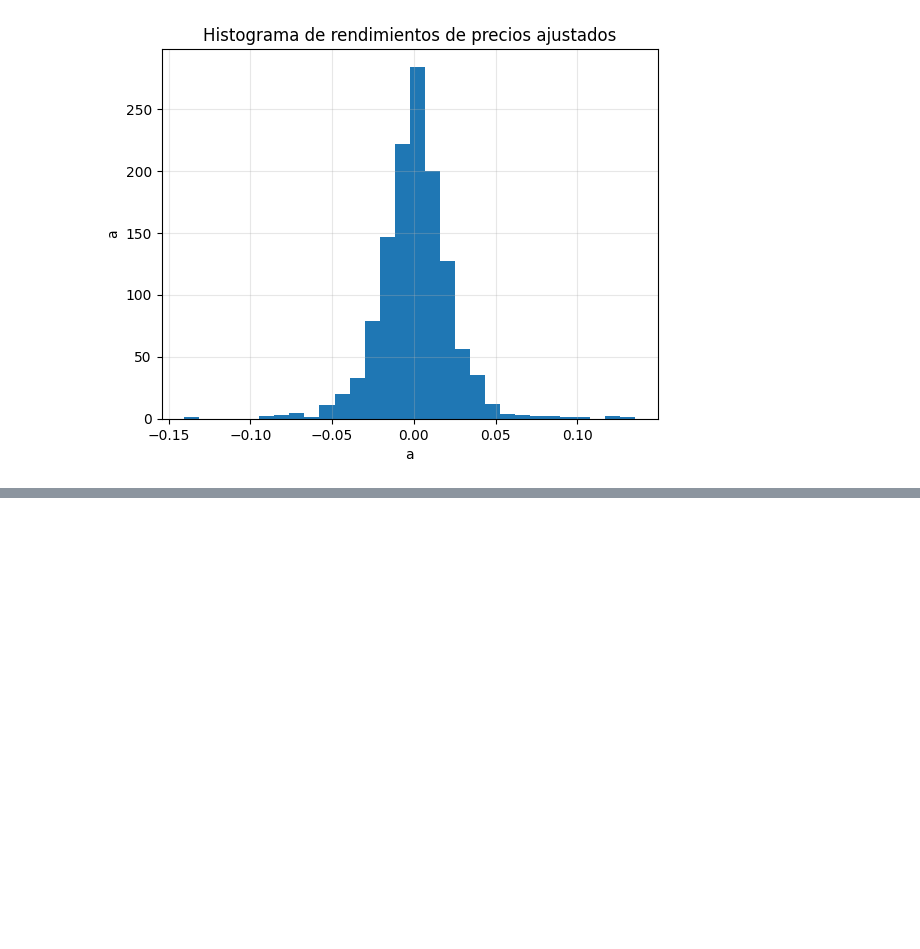
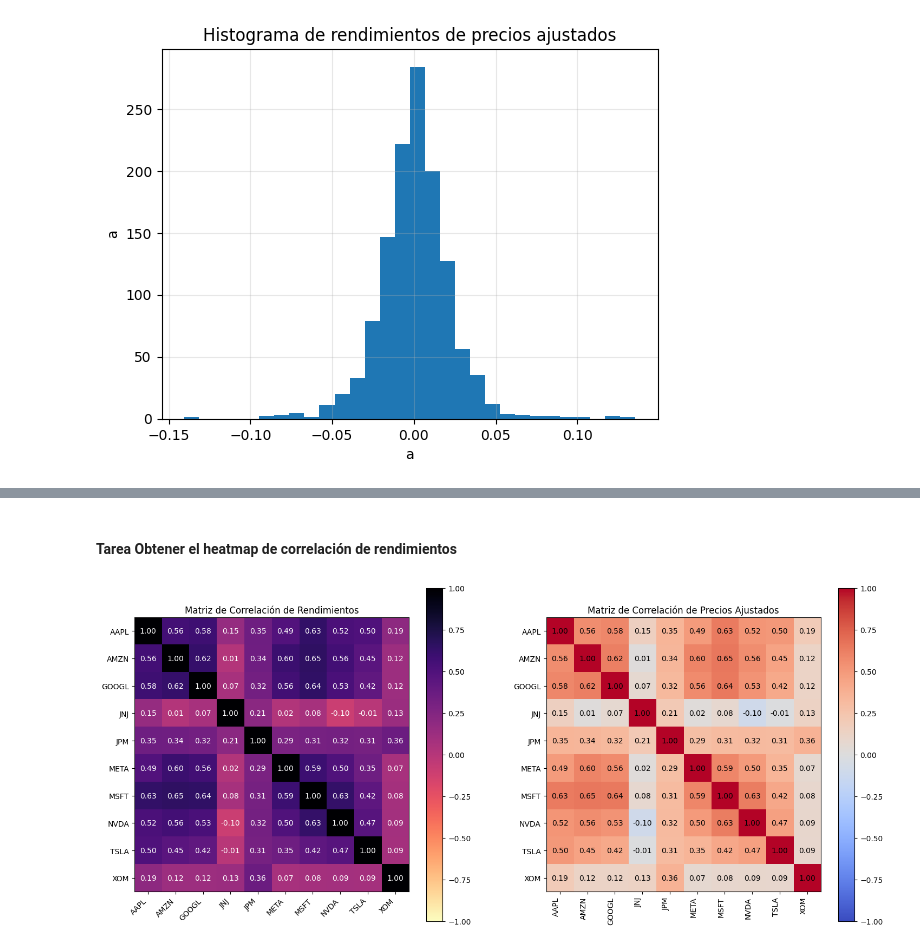
Before and after one commit to OssianV/REPOSITORIO_CLASE_ANALISIS_DE_DATOS, a Jupyter notebook: SCRIPTS/clase_04_20260307.ipynb, the cells around one changed output, grey strips where cells are left out. Drawn from its saved outputs; the diff is of its cells as text; code cells hidden in the pictures; blank space fills up the shorter version.

```diff
--- a/SCRIPTS/clase_04_20260307.ipynb
+++ b/SCRIPTS/clase_04_20260307.ipynb
@@ -408,0 +444,47 @@ Para que es normalize? -
+# %% [markdown]
+#### Tarea Obtener el heatmap de correlación de rendimientos
+# %%
+prices_2_v2 = df.copy()
+price_cols = [col for col in prices_2.columns if col.startswith("ADJ_CLOSE")]
+prices_2_v2 = prices_2_v2[price_cols].dropna()
+prices_2_v2 = prices_2_v2.pct_change()
+
+corr = prices_2_v2.corr(method = "pearson")
+labels = [c.replace("ADJ_CLOSE_", "") for c in corr.columns]
+fig, (ax, ax2) = plt.subplots(1, 2, figsize = (18,8))    # Create a figure containing a single Axes.
+
+im = ax.imshow(corr.values, cmap = "magma_r", vmin = -1, vmax = 1)
+
+ax.set_xticks(np.arange(len(labels)))
+ax.set_yticks(np.arange(len(labels)))
+ax.set_xticklabels(labels, rotation = 45, ha = "right")
+ax.set_yticklabels(labels)
+
+for i in range(len(labels)):
+    for j in range(len(labels)):
+        text = ax.text(j, i, f"{corr.values[i,j]:.2f}", ha = "center", va = "center", color = "w")
+
+ax.set_title("Matriz de Correlación de Rendimientos")
+#fig.tight_layout()
+plt.colorbar(im, ax = ax)
+
+im = ax2.imshow(corr.values, cmap = "coolwarm", vmin = -1, vmax = 1)
+
+ax2.set_xticks(np.arange(len(labels)))
+ax2.set_yticks(np.arange(len(labels)))
+ax2.set_xticklabels(labels, rotation = 90, ha = "right")
+ax2.set_yticklabels(labels)
+
+for i in range(len(labels)):
+    for j in range(len(labels)):
+        text = ax2.text(j, i, f"{corr.values[i,j]:.2f}", ha = "center", va = "center", color = "black")
+
+ax2.set_title("Matriz de Correlación de Precios Ajustados")
+#fig.tight_layout()
+plt.colorbar(im, ax = ax2)
+
+
+
+plt.show()
+# %% [output]
+[figure, added]
```
Also changed, not shown: parts of 56 cells of this notebook, 2 other files.
